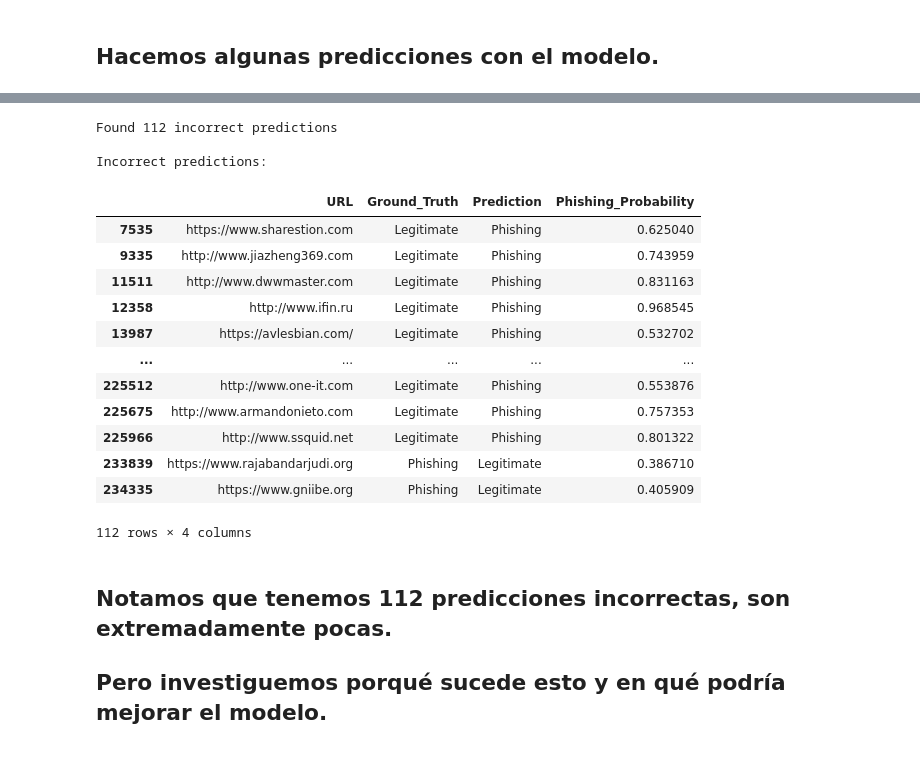
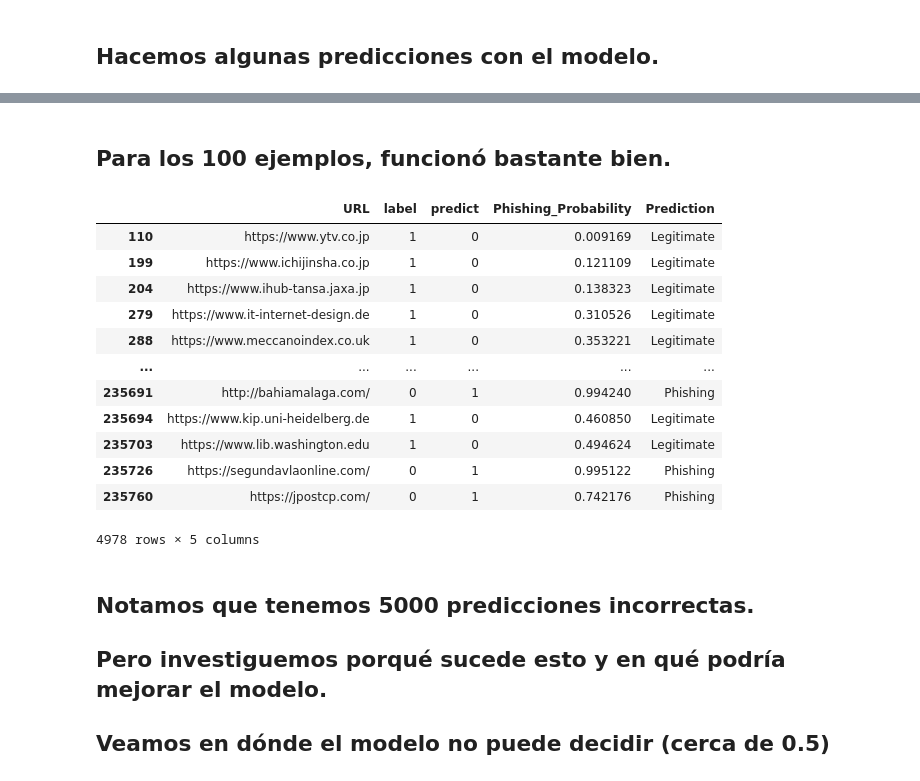
Before and after one commit to Fernando-Alvarado/PhishML, a Jupyter notebook: Notebooks/Python/pca_analysis.ipynb, the cells around one changed output, grey strips where cells are left out. Cells and saved outputs as stored; diff of their text form; code cells hidden in the pictures.

```diff
--- a/Notebooks/Python/pca_analysis.ipynb
+++ b/Notebooks/Python/pca_analysis.ipynb
@@ -712,43 +731,25 @@ Sample predictions:
+# %% [markdown]
+## Para los 100 ejemplos, funcionó bastante bien.
 # %%
-# Find incorrect predictions by comparing with ground truth
-# Load the original dataset to get ground truth labels
-original_data = pd.read_csv(test_file)
-ground_truth = original_data['label'].map({0: 'Legitimate', 1: 'Phishing'})
-
-# Create a comparison dataframe
-comparison = pd.DataFrame({
-    'URL': results['URL'],
-    'Ground_Truth': ground_truth,
-    'Prediction': results['Prediction'],
-    'Phishing_Probability': results['Phishing_Probability']
-})
-
-# Find incorrect predictions
-incorrect_predictions = comparison[comparison['Ground_Truth'] != comparison['Prediction']]
-
-print(f"\nFound {len(incorrect_predictions)} incorrect predictions")
-print("\nIncorrect predictions:")
-display(incorrect_predictions)
+results[results['label'] != results['predict']]
 # %% [output]
+|  | URL | label | predict | Phishing_Probability | Prediction |
+| 110 | https://www.ytv.co.jp | 1 | 0 | 0.009169 | Legitimate |
+| 199 | https://www.ichijinsha.co.jp | 1 | 0 | 0.121109 | Legitimate |
+| 204 | https://www.ihub-tansa.jaxa.jp | 1 | 0 | 0.138323 | Legitimate |
+| 279 | https://www.it-internet-design.de | 1 | 0 | 0.310526 | Legitimate |
+| 288 | https://www.meccanoindex.co.uk | 1 | 0 | 0.353221 | Legitimate |
+| ... | ... | ... | ... | ... | ... |
+| 235691 | http://bahiamalaga.com/ | 0 | 1 | 0.994240 | Phishing |
+| 235694 | https://www.kip.uni-heidelberg.de | 1 | 0 | 0.460850 | Legitimate |
+| 235703 | https://www.lib.washington.edu | 1 | 0 | 0.494624 | Legitimate |
+| 235726 | https://segundavlaonline.com/ | 0 | 1 | 0.995122 | Phishing |
+| 235760 | https://jpostcp.com/ | 0 | 1 | 0.742176 | Phishing |
-Found 112 incorrect predictions
-
-Incorrect predictions:
+4978 rows × 5 columns
-|  | URL | Ground_Truth | Prediction | Phishing_Probability |
-| 7535 | https://www.sharestion.com | Legitimate | Phishing | 0.625040 |
-| 9335 | http://www.jiazheng369.com | Legitimate | Phishing | 0.743959 |
-| 11511 | http://www.dwwmaster.com | Legitimate | Phishing | 0.831163 |
-| 12358 | http://www.ifin.ru | Legitimate | Phishing | 0.968545 |
-| 13987 | https://avlesbian.com/ | Legitimate | Phishing | 0.532702 |
-| ... | ... | ... | ... | ... |
-| 225512 | http://www.one-it.com | Legitimate | Phishing | 0.553876 |
-| 225675 | http://www.armandonieto.com | Legitimate | Phishing | 0.757353 |
-| 225966 | http://www.ssquid.net | Legitimate | Phishing | 0.801322 |
-| 233839 | https://www.rajabandarjudi.org | Phishing | Legitimate | 0.386710 |
-| 234335 | https://www.gniibe.org | Phishing | Legitimate | 0.405909 |
-112 rows × 4 columns
 # %% [markdown]
-## Notamos que tenemos 112 predicciones incorrectas, son extremadamente pocas.
+## Notamos que tenemos 5000 predicciones incorrectas.
 ## Pero investiguemos porqué sucede esto y en qué podría mejorar el modelo.
+## Veamos en dónde el modelo no puede decidir (cerca de 0.5)
 # %%
 # Find predictions with probabilities close to 0.5 (uncertain predictions)
 uncertain_threshold = 0.01  # Define threshold for "close to 0.5"
```
Also changed, not shown: parts of 23 cells of this notebook, 3 other files.
